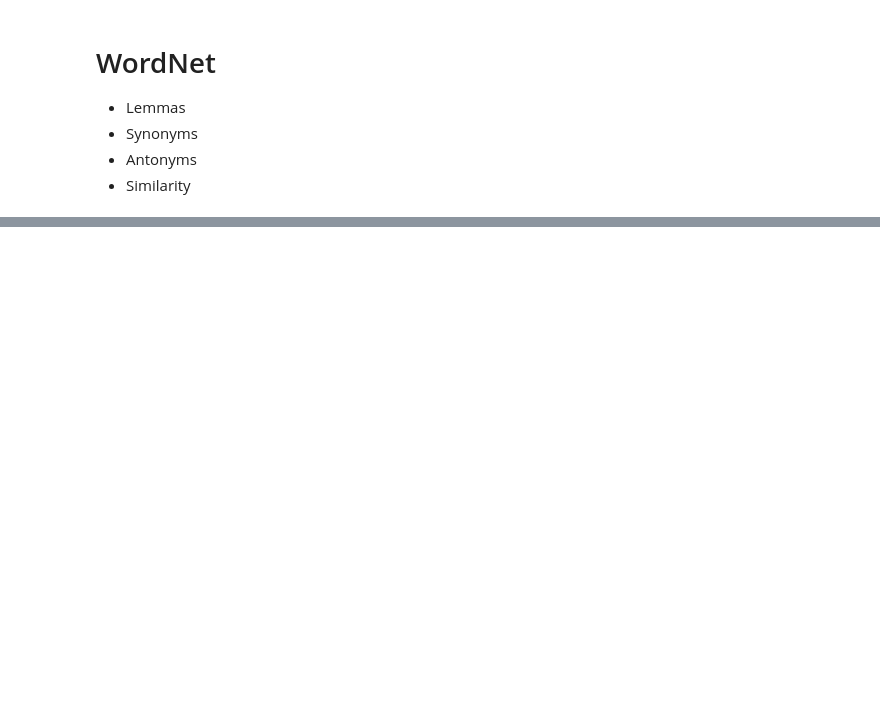
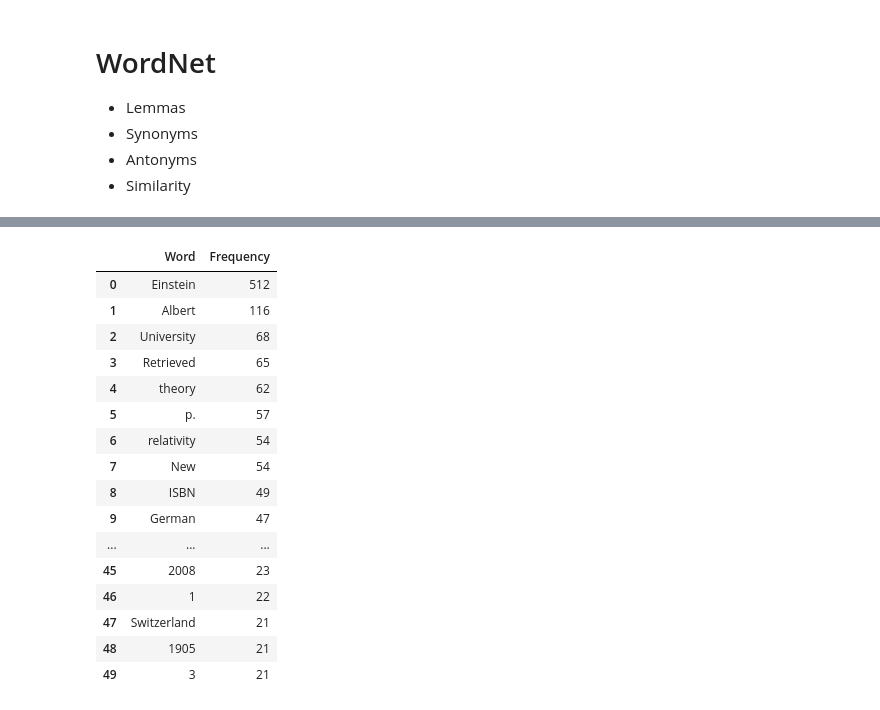
Before and after one commit to sptennak/TextAnalytics, a Jupyter notebook: NLTKExamples/Natural Language Processing with Python and NLTK.ipynb, the cells around one changed output, grey strips where cells are left out. Drawn from its saved outputs; the diff is of its cells as text; code cells hidden in the pictures; blank space fills up the shorter version.

```diff
--- a/NLTKExamples/Natural Language Processing with Python and NLTK.ipynb
+++ b/NLTKExamples/Natural Language Processing with Python and NLTK.ipynb
@@ -136,0 +199,15 @@ NamedEntity.draw()
+# %%
+url = "https://en.wikipedia.org/wiki/Albert_Einstein"
+html = urllib.request.urlopen(url).read()
+soup = BeautifulSoup(html, "lxml")
+# %%
+# Remove scripts and Styles from html file
+for script in soup(["script", "style"]):
+    script.decompose()    # rip it out
+
+# Extract text
+Text = soup.get_text()
+
+# Remove extra line breaks and spaces
+Text=re.sub('[\n][\n]+' , '\n', Text)
+Text=re.sub('[ ][ ]+' , '\n', Text)
@@ -136,0 +225,22 @@ NamedEntity.draw()
+# %%
+WordCounter = Counter(WordsFiltered)
+WordFrequency = pd.DataFrame(data = WordCounter.most_common(50), columns = ['Word', 'Frequency'])
+WordFrequency
+# %% [output]
+|  | Word | Frequency |
+| 0 | Einstein | 512 |
+| 1 | Albert | 116 |
+| 2 | University | 68 |
+| 3 | Retrieved | 65 |
+| 4 | theory | 62 |
+| 5 | p. | 57 |
+| 6 | relativity | 54 |
+| 7 | New | 54 |
+| 8 | ISBN | 49 |
+| 9 | German | 47 |
+| ... | ... | ... |
+| 45 | 2008 | 23 |
+| 46 | 1 | 22 |
+| 47 | Switzerland | 21 |
+| 48 | 1905 | 21 |
+| 49 | 3 | 21 |
```
Also changed, not shown: parts of 15 cells of this notebook.
